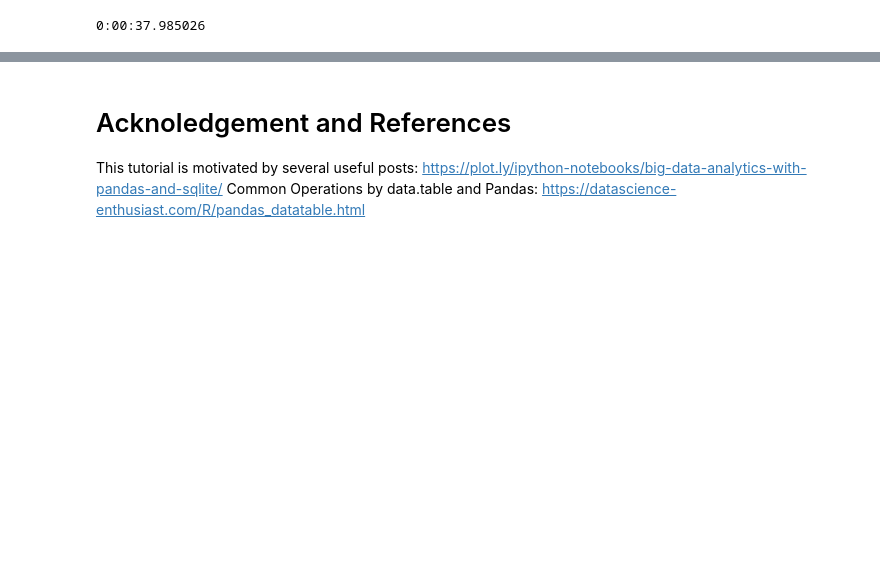
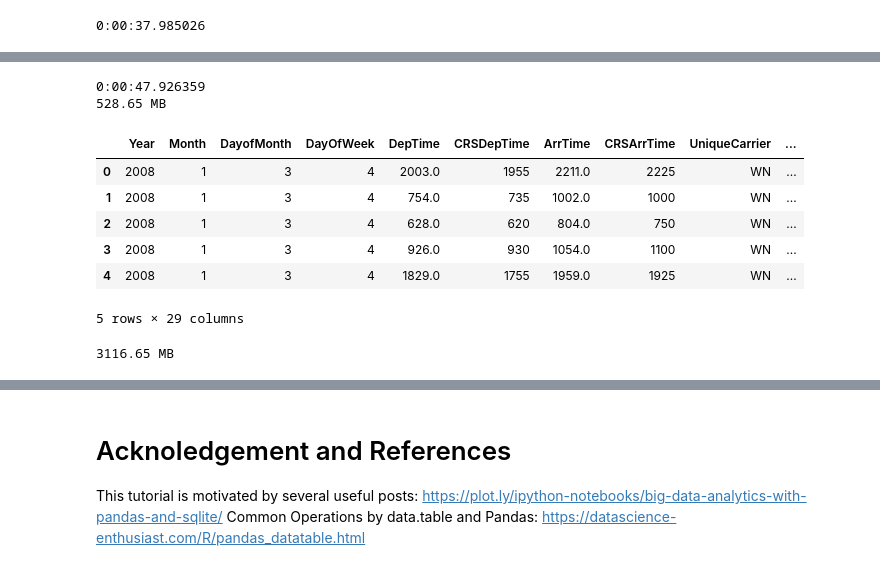
Before and after one commit to yujiadeng/STAT578_lab, a Jupyter notebook: large_data_processing/large_data_processing.ipynb, the cells around one changed output, grey strips where cells are left out. Saved outputs shown, nothing was run; the diff lists cells and outputs as text; code cells hidden in the pictures; blank space fills up the shorter version.

Commit message:
airline2018 data

```diff
--- a/large_data_processing/large_data_processing.ipynb
+++ b/large_data_processing/large_data_processing.ipynb
@@ -160,0 +152,13 @@ DT_panda.shape
+# %%
+# We're going to be calculating memory usage a lot,
+# so we'll create a function to save us some time!
+def mem_usage(pandas_obj):
+    if isinstance(pandas_obj,pd.DataFrame):
+        usage_b = pandas_obj.memory_usage(deep=True).sum()
+    else: # we assume if not a df it's a series
+        usage_b = pandas_obj.memory_usage(deep=True)
+    usage_mb = usage_b / 1024 ** 2 # convert bytes to megabytes
+    return "{:03.2f} MB".format(usage_mb)
+
+print(mem_usage(DT_panda))
+print(DT_panda.shape)
@@ -160,0 +346,51 @@ DT_panda.shape
+# %%
+predetermined_dtypes = {'Year': 'uint16',
+ 'Month': 'uint8',
+ 'DayofMonth': 'uint8',
+ 'DayOfWeek': 'uint8',
+ 'CRSDepTime': 'uint16',
+ 'CRSArrTime': 'uint16',
+ 'FlightNum': 'uint16',
+ 'Distance': 'uint16',
+ 'Cancelled': 'uint8',
+ 'Diverted': 'uint8',
+ 'DepTime': 'float32',
+ 'ArrTime': 'float32',
+ 'ActualElapsedTime': 'float32',
+ 'CRSElapsedTime': 'float32',
+ 'AirTime': 'float32',
+ 'ArrDelay': 'float32',
+ 'DepDelay': 'float32',
+ 'TaxiIn': 'float32',
+ 'TaxiOut': 'float32',
+ 'CarrierDelay': 'float32',
+ 'WeatherDelay': 'float32',
+ 'NASDelay': 'float32',
+ 'SecurityDelay': 'float32',
+ 'LateAircraftDelay': 'float32',
+ 'UniqueCarrier': 'category',
+ 'TailNum': 'category',
+ 'Origin': 'category',
+ 'Dest': 'category',
+ 'CancellationCode': 'category'}
+
+tic = dt.datetime.now()
+DT_optimized = pd.read_csv('Airline2008.csv', dtype= predetermined_dtypes)
+toc = dt.datetime.now()
+print(toc - tic)
+print(mem_usage(DT_optimized))
+DT_optimized.head()
+# %% [output]
+0:00:47.926359
+528.65 MB
+|  | Year | Month | DayofMonth | DayOfWeek | DepTime | CRSDepTime | ArrTime | CRSArrTime | UniqueCarrier | ... |
+| 0 | 2008 | 1 | 3 | 4 | 2003.0 | 1955 | 2211.0 | 2225 | WN | ... |
+| 1 | 2008 | 1 | 3 | 4 | 754.0 | 735 | 1002.0 | 1000 | WN | ... |
+| 2 | 2008 | 1 | 3 | 4 | 628.0 | 620 | 804.0 | 750 | WN | ... |
+| 3 | 2008 | 1 | 3 | 4 | 926.0 | 930 | 1054.0 | 1100 | WN | ... |
+| 4 | 2008 | 1 | 3 | 4 | 1829.0 | 1755 | 1959.0 | 1925 | WN | ... |
+5 rows × 29 columns
+# %%
+print(mem_usage(DT_panda))
+# %% [output]
+3116.65 MB
```
Also changed, not shown: parts of 32 cells of this notebook.
